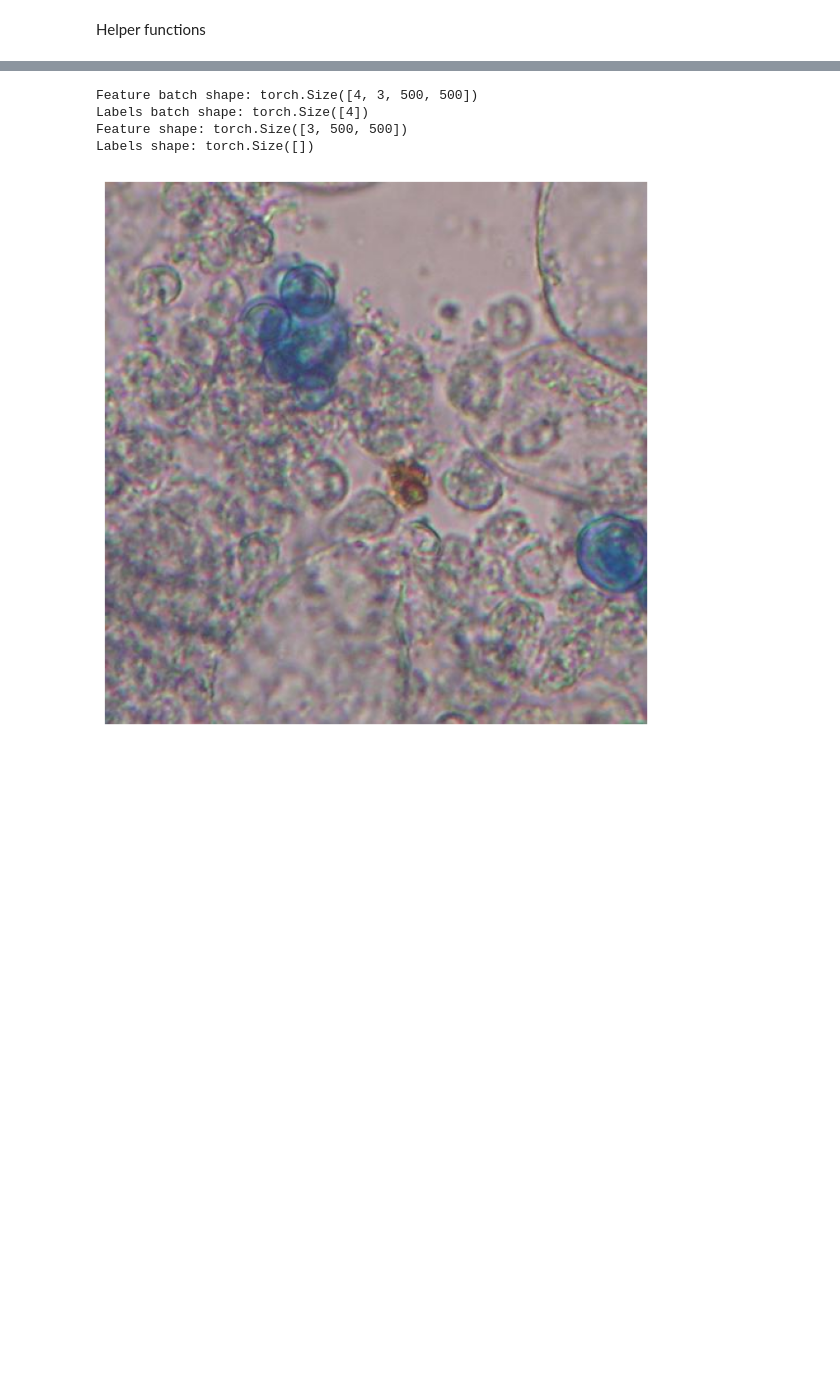
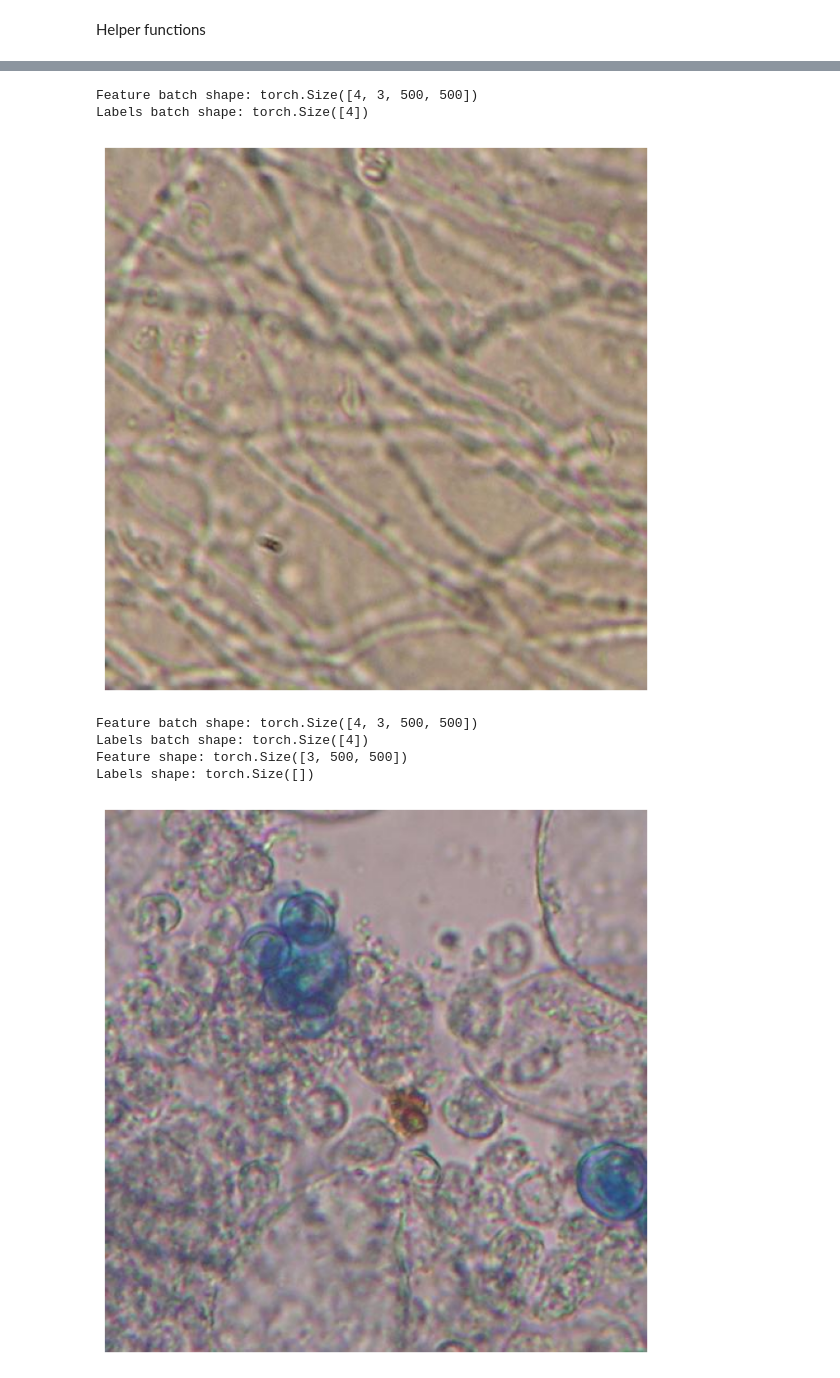
Before and after one commit to nigolnikov/fungi_classification, a Jupyter notebook: src/assessment.ipynb, the cells around one changed output, grey strips where cells are left out. Cells and saved outputs as stored; diff of their text form; code cells hidden in the pictures; blank space fills up the shorter version.

```diff
--- a/src/assessment.ipynb
+++ b/src/assessment.ipynb
@@ -209,3 +294,17 @@ Number of iterations per epoch: 875
+# %%
+# idx = 0
+idx = 3
+train_features, train_labels = next(iter(train_dataloader))
+print(f"Feature batch shape: {train_features.size()}")
+print(f"Labels batch shape: {train_labels.size()}")
+img = train_features[idx].squeeze()
+label = train_labels[idx]
+
+show_img(img)
+# %% [output]
+Feature batch shape: torch.Size([4, 3, 500, 500])
+Labels batch shape: torch.Size([4])
+[figure, added]
 # %%
 idx = 3
 train_features, train_labels = next(iter(dataloader))
```
Also changed, not shown: parts of 8 cells of this notebook.
